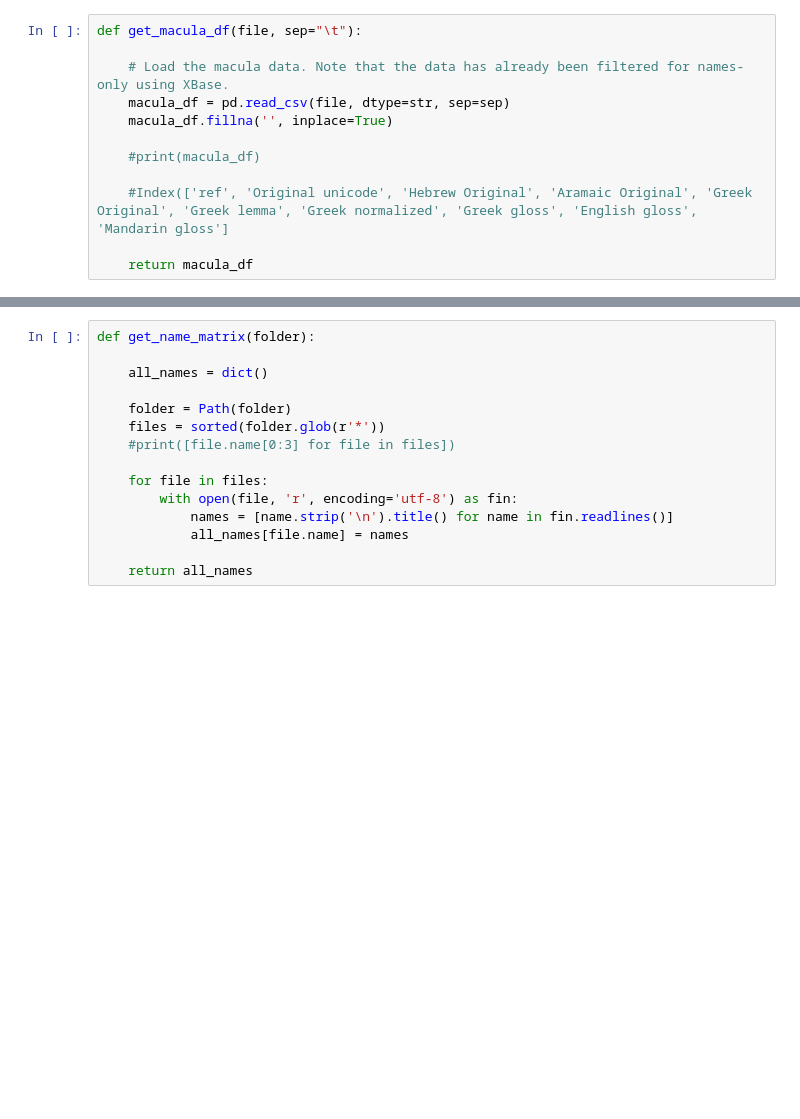
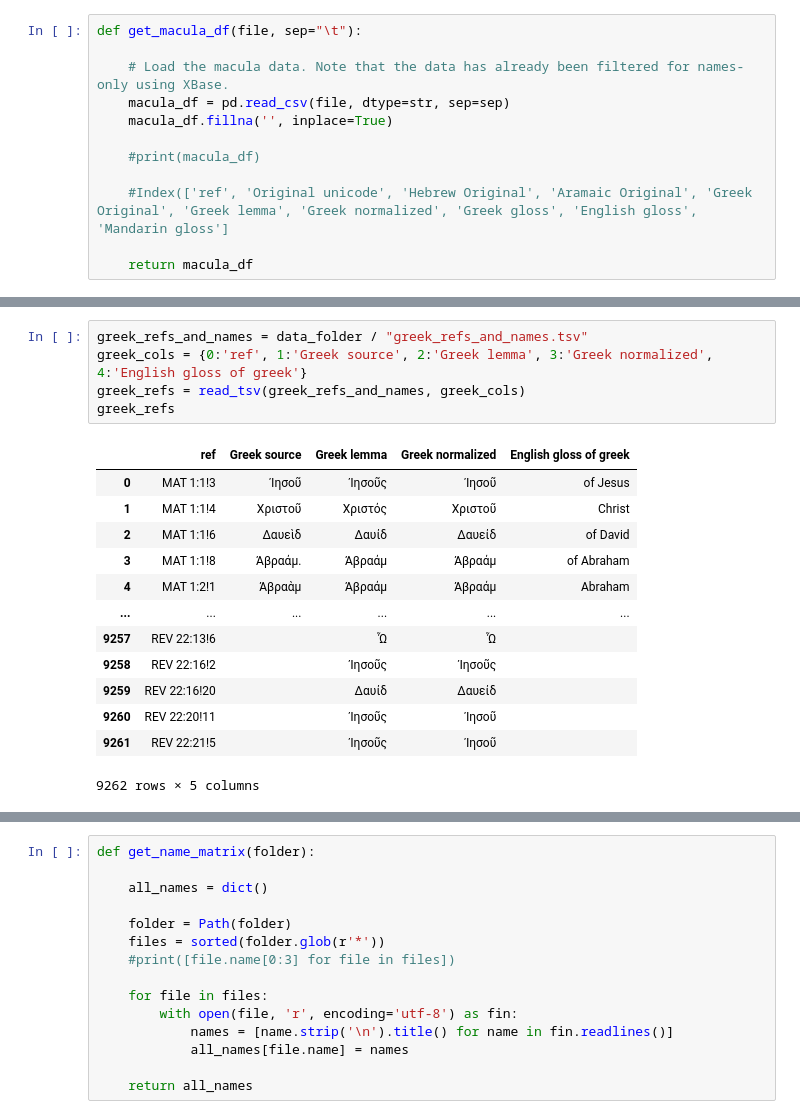
Before and after one commit to davidbaines/trabina, a Jupyter notebook: match_biblical_names.ipynb, the cells around one changed output, grey strips where cells are left out. Drawn from its saved outputs; the diff is of its cells as text; blank space fills up the shorter version.

```diff
--- a/match_biblical_names.ipynb
+++ b/match_biblical_names.ipynb
@@ -49,0 +143,19 @@ There are 14870 unique source language terms in the macula data.
+# %%
+greek_refs_and_names = data_folder / "greek_refs_and_names.tsv"
+greek_cols = {0:'ref', 1:'Greek source', 2:'Greek lemma', 3:'Greek normalized', 4:'English gloss of greek'}
+greek_refs = read_tsv(greek_refs_and_names, greek_cols)
+greek_refs
+# %% [output]
+|  | ref | Greek source | Greek lemma | Greek normalized | English gloss of greek |
+| 0 | MAT 1:1!3 | Ἰησοῦ | Ἰησοῦς | Ἰησοῦ | of Jesus |
+| 1 | MAT 1:1!4 | Χριστοῦ | Χριστός | Χριστοῦ | Christ |
+| 2 | MAT 1:1!6 | Δαυεὶδ | Δαυίδ | Δαυείδ | of David |
+| 3 | MAT 1:1!8 | Ἀβραάμ. | Ἀβραάμ | Ἀβραάμ | of Abraham |
+| 4 | MAT 1:2!1 | Ἀβραὰμ | Ἀβραάμ | Ἀβραάμ | Abraham |
+| ... | ... | ... | ... | ... | ... |
+| 9257 | REV 22:13!6 |  | Ὦ | Ὦ |  |
+| 9258 | REV 22:16!2 |  | Ἰησοῦς | Ἰησοῦς |  |
+| 9259 | REV 22:16!20 |  | Δαυίδ | Δαυείδ |  |
+| 9260 | REV 22:20!11 |  | Ἰησοῦς | Ἰησοῦ |  |
+| 9261 | REV 22:21!5 |  | Ἰησοῦς | Ἰησοῦ |  |
+9262 rows × 5 columns
```
Also changed, not shown: parts of 25 cells of this notebook.
